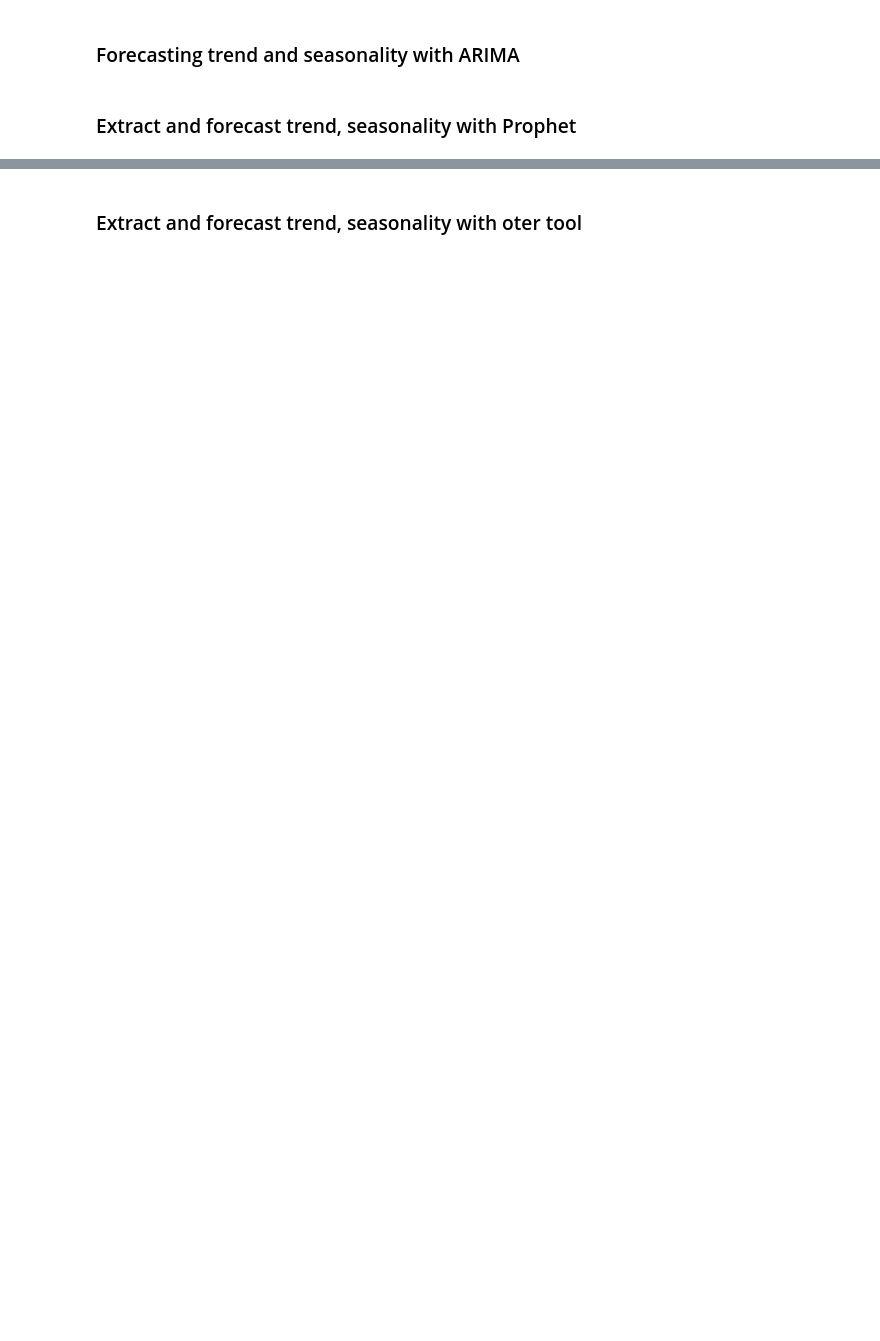
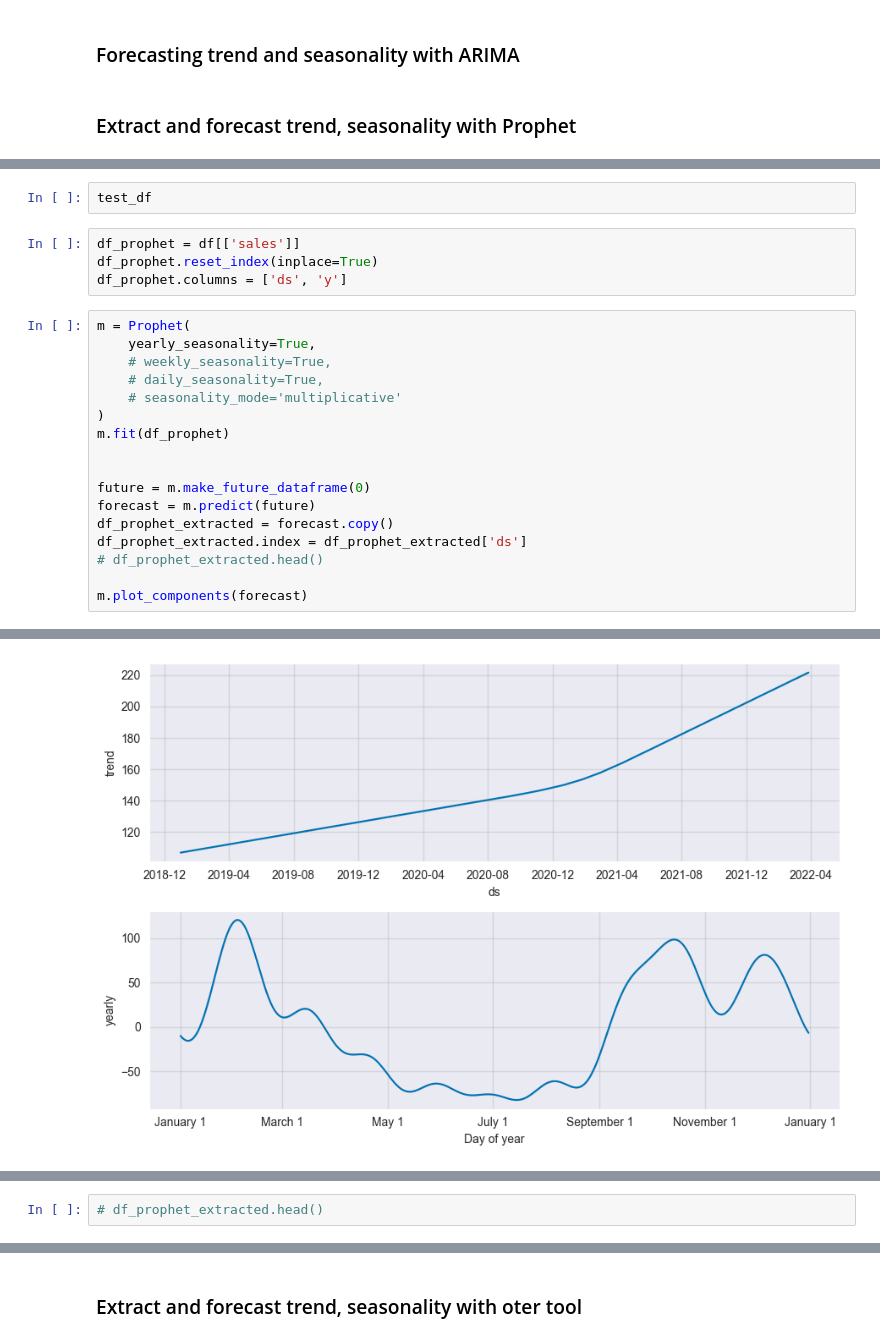
Before and after one commit to avrorum/mmm_tools, a Jupyter notebook: notebooks/useful_funcs.ipynb, the cells around one changed output, grey strips where cells are left out. Saved outputs shown, nothing was run; the diff lists cells and outputs as text; blank space fills up the shorter version.

```diff
--- a/notebooks/useful_funcs.ipynb
+++ b/notebooks/useful_funcs.ipynb
@@ -282,0 +411,24 @@ future_X
+# %%
+test_df
+# %%
+df_prophet = df[['sales']]
+df_prophet.reset_index(inplace=True)
+df_prophet.columns = ['ds', 'y']
+# %%
+m = Prophet(
+    yearly_seasonality=True,
+    # weekly_seasonality=True,
+    # daily_seasonality=True,
+    # seasonality_mode='multiplicative'
+)
+m.fit(df_prophet)
+
+
+future = m.make_future_dataframe(0)
+forecast = m.predict(future)
+df_prophet_extracted = forecast.copy()
+df_prophet_extracted.index = df_prophet_extracted['ds']
+# df_prophet_extracted.head()
+
+m.plot_components(forecast)
+# %% [output]
@@ -282,0 +437 @@ future_X
+[figure, added]
@@ -282,0 +439,2 @@ future_X
+# %%
+# df_prophet_extracted.head()
```
Also changed, not shown: parts of 19 cells of this notebook, 4 other files.
